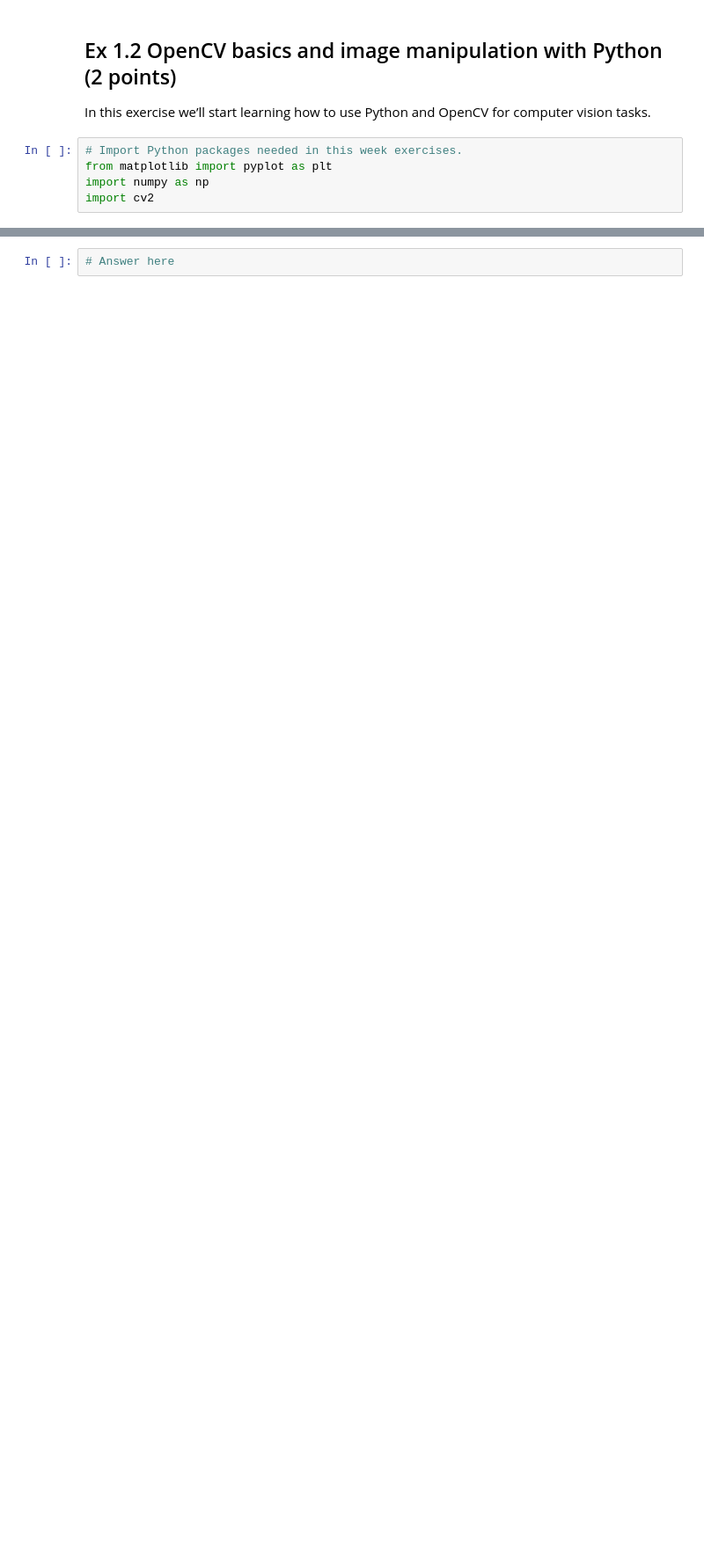
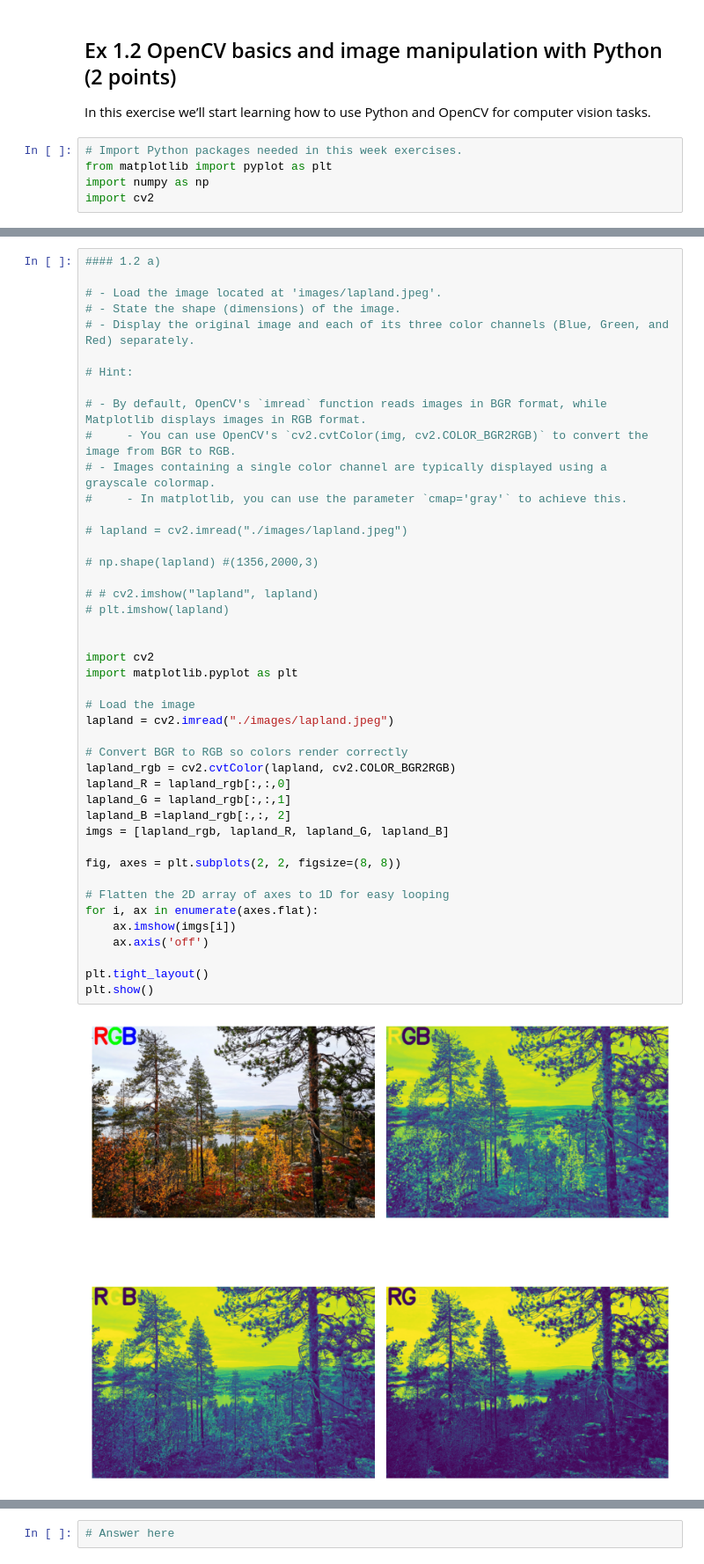
Before and after one commit to SepeZeus/compvis-exercises, a Jupyter notebook: CV-2026-exercises-01.ipynb, the cells around one changed output, grey strips where cells are left out. Shown at 88% size. Cells and saved outputs as stored; diff of their text form; blank space fills up the shorter version.

```diff
--- a/CV-2026-exercises-01.ipynb
+++ b/CV-2026-exercises-01.ipynb
@@ -290,3 +272,49 @@ Hint:
+# %%
+#### 1.2 a)
+
+# - Load the image located at 'images/lapland.jpeg'.
+# - State the shape (dimensions) of the image.
+# - Display the original image and each of its three color channels (Blue, Green, and Red) separately.
+
+# Hint:
+
+# - By default, OpenCV's `imread` function reads images in BGR format, while Matplotlib displays images in RGB format.
+#     - You can use OpenCV's `cv2.cvtColor(img, cv2.COLOR_BGR2RGB)` to convert the image from BGR to RGB.
+# - Images containing a single color channel are typically displayed using a grayscale colormap.
+#     - In matplotlib, you can use the parameter `cmap='gray'` to achieve this.
+
+# lapland = cv2.imread("./images/lapland.jpeg")
+
+# np.shape(lapland) #(1356,2000,3)
+
+# # cv2.imshow("lapland", lapland)
+# plt.imshow(lapland)
+
+
+import cv2
+import matplotlib.pyplot as plt
+
+# Load the image
+lapland = cv2.imread("./images/lapland.jpeg")
+
+# Convert BGR to RGB so colors render correctly
+lapland_rgb = cv2.cvtColor(lapland, cv2.COLOR_BGR2RGB)
+lapland_R = lapland_rgb[:,:,0]
+lapland_G = lapland_rgb[:,:,1]
+lapland_B =lapland_rgb[:,:, 2]
+imgs = [lapland_rgb, lapland_R, lapland_G, lapland_B]
+
+fig, axes = plt.subplots(2, 2, figsize=(8, 8))
+
+# Flatten the 2D array of axes to 1D for easy looping
+for i, ax in enumerate(axes.flat):
+    ax.imshow(imgs[i])
+    ax.axis('off')
+
+plt.tight_layout()
+plt.show()
+# %% [output]
+[figure, added]
 # %% [markdown]
 #### 1.2 b)
 - Load the image located at 'images/lapland.jpeg'.
```
Also changed, not shown: parts of 4 cells of this notebook, 1 other file.
